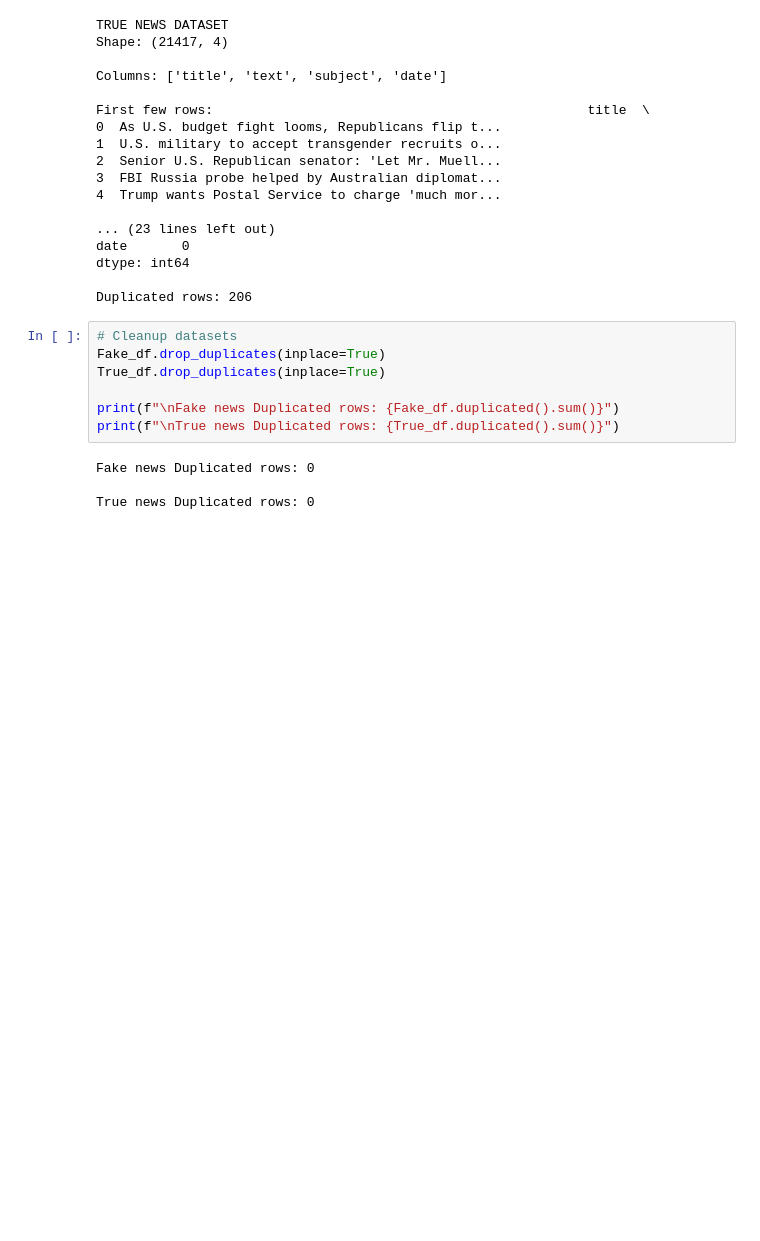
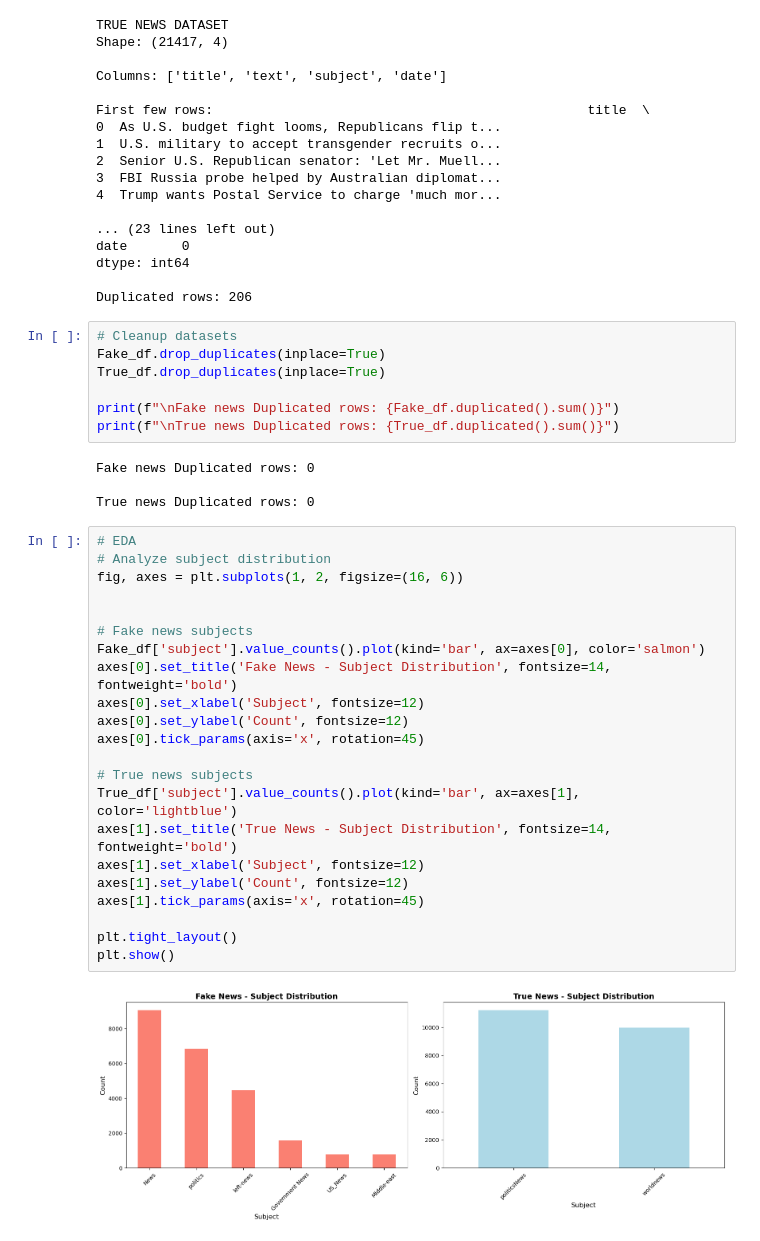
Before and after one commit to akwve/STA160_Group2_Project, a Jupyter notebook: news_analysis.ipynb, the cells around one changed output. Drawn from its saved outputs; the diff is of its cells as text; blank space fills up the shorter version.

```diff
--- a/news_analysis.ipynb
+++ b/news_analysis.ipynb
@@ -73,3 +73,27 @@ print(f"\nTrue news Duplicated rows: {True_df.duplicated().sum()}")
 Fake news Duplicated rows: 0
 
 True news Duplicated rows: 0
+# %%
+# EDA
+# Analyze subject distribution
+fig, axes = plt.subplots(1, 2, figsize=(16, 6))
+
+
+# Fake news subjects
+Fake_df['subject'].value_counts().plot(kind='bar', ax=axes[0], color='salmon')
+axes[0].set_title('Fake News - Subject Distribution', fontsize=14, fontweight='bold')
+axes[0].set_xlabel('Subject', fontsize=12)
+axes[0].set_ylabel('Count', fontsize=12)
+axes[0].tick_params(axis='x', rotation=45)
+
+# True news subjects
+True_df['subject'].value_counts().plot(kind='bar', ax=axes[1], color='lightblue')
+axes[1].set_title('True News - Subject Distribution', fontsize=14, fontweight='bold')
+axes[1].set_xlabel('Subject', fontsize=12)
+axes[1].set_ylabel('Count', fontsize=12)
+axes[1].tick_params(axis='x', rotation=45)
+
+plt.tight_layout()
+plt.show()
+# %% [output]
+[figure, added]
```
Also changed, not shown: parts of 2 cells of this notebook.
